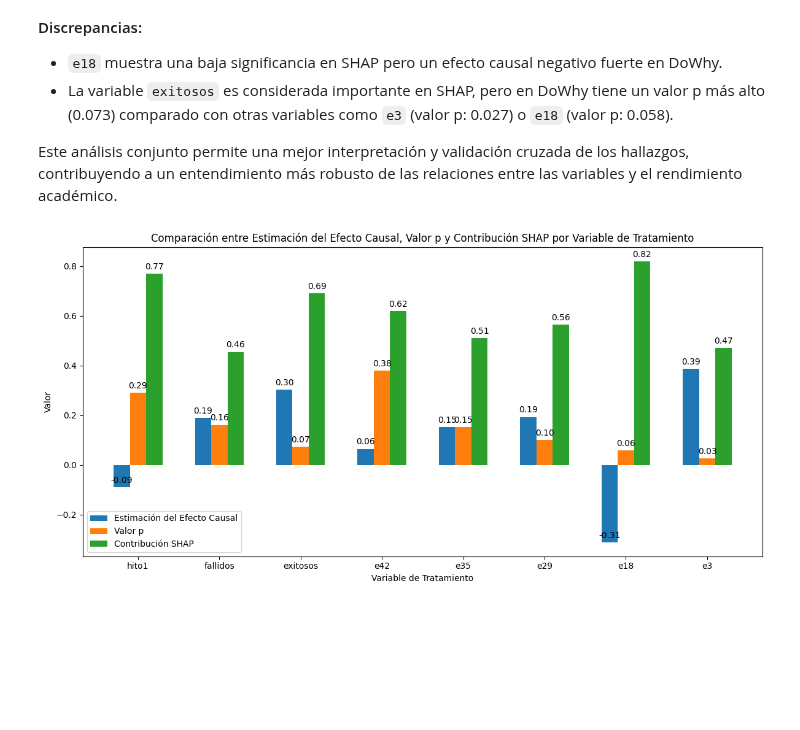
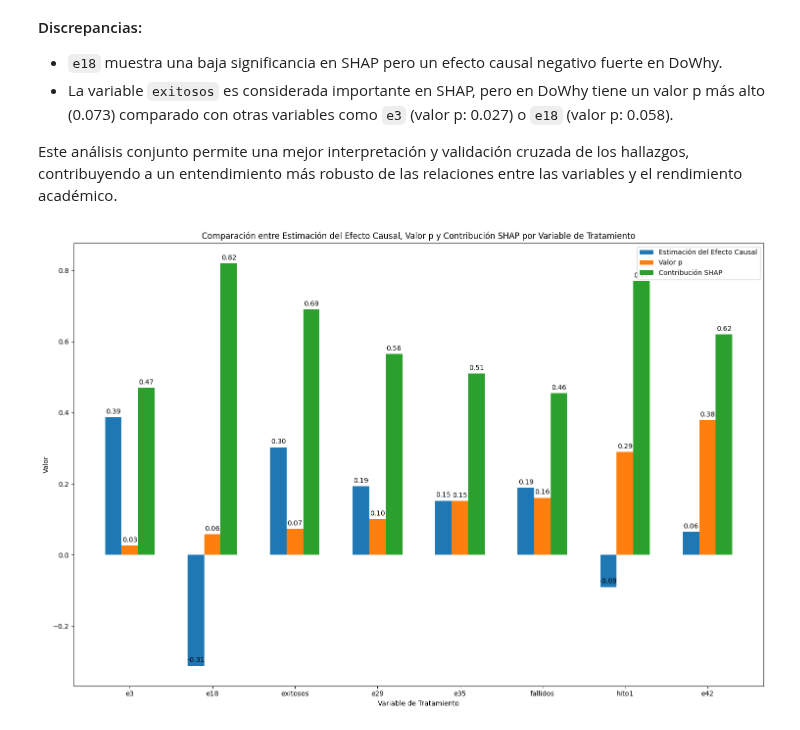
Before and after one commit to tonporaqui/tesis, a Jupyter notebook: jupyter_notebook/notebooks/DowHy/Analisis_todas_preguntas/analisis_global_todas_las_variables.ipynb, the cells around one changed output. Drawn from its saved outputs; the diff is of its cells as text; code cells hidden in the pictures; blank space fills up the shorter version.

```diff
--- a/jupyter_notebook/notebooks/DowHy/Analisis_todas_preguntas/analisis_global_todas_las_variables.ipynb
+++ b/jupyter_notebook/notebooks/DowHy/Analisis_todas_preguntas/analisis_global_todas_las_variables.ipynb
@@ -428,11 +428,12 @@ dfDS = pd.DataFrame(
         ],  # Asumiendo estos como los valores promedio de SHAP
     }
 )
-
+# Ordenar el DataFrame por el valor p (de más relevante a menos relevante)
+dfDS = dfDS.sort_values(by="Valor p", ascending=True)
 x = np.arange(len(dfDS))  # las ubicaciones de las etiquetas
 width = 0.2  # el ancho de las barras
 
-fig, ax = plt.subplots(figsize=(12, 6))
+fig, ax = plt.subplots(figsize=(15, 10))
 
 rects1 = ax.bar(
     x - width,
@@ -448,31 +449,31 @@ ax.set_xlabel("Variable de Tratamiento")
 ax.set_ylabel("Valor")
 ax.set_title(
     "Comparación entre Estimación del Efecto Causal, Valor p y Contribución SHAP por Variable de Tratamiento"
 )
 ax.set_xticks(x)
 ax.set_xticklabels(dfDS["Variable de Tratamiento"])
 ax.legend()
 
 
 # Función para autolabel
 def autolabel(rects):
     for rect in rects:
         height = rect.get_height()
         ax.annotate(
             "{:.2f}".format(height),
             xy=(rect.get_x() + rect.get_width() / 2, height),
             xytext=(0, 3),  # 3 puntos de compensación vertical
             textcoords="offset points",
             ha="center",
             va="bottom",
         )
 
 
 autolabel(rects1)
 autolabel(rects2)
 autolabel(rects3)
 
 fig.tight_layout()
 plt.show()
 # %% [output]
-[figure, old version]
+[figure, new version]
```
Also changed, not shown: parts of 2 cells of this notebook.
